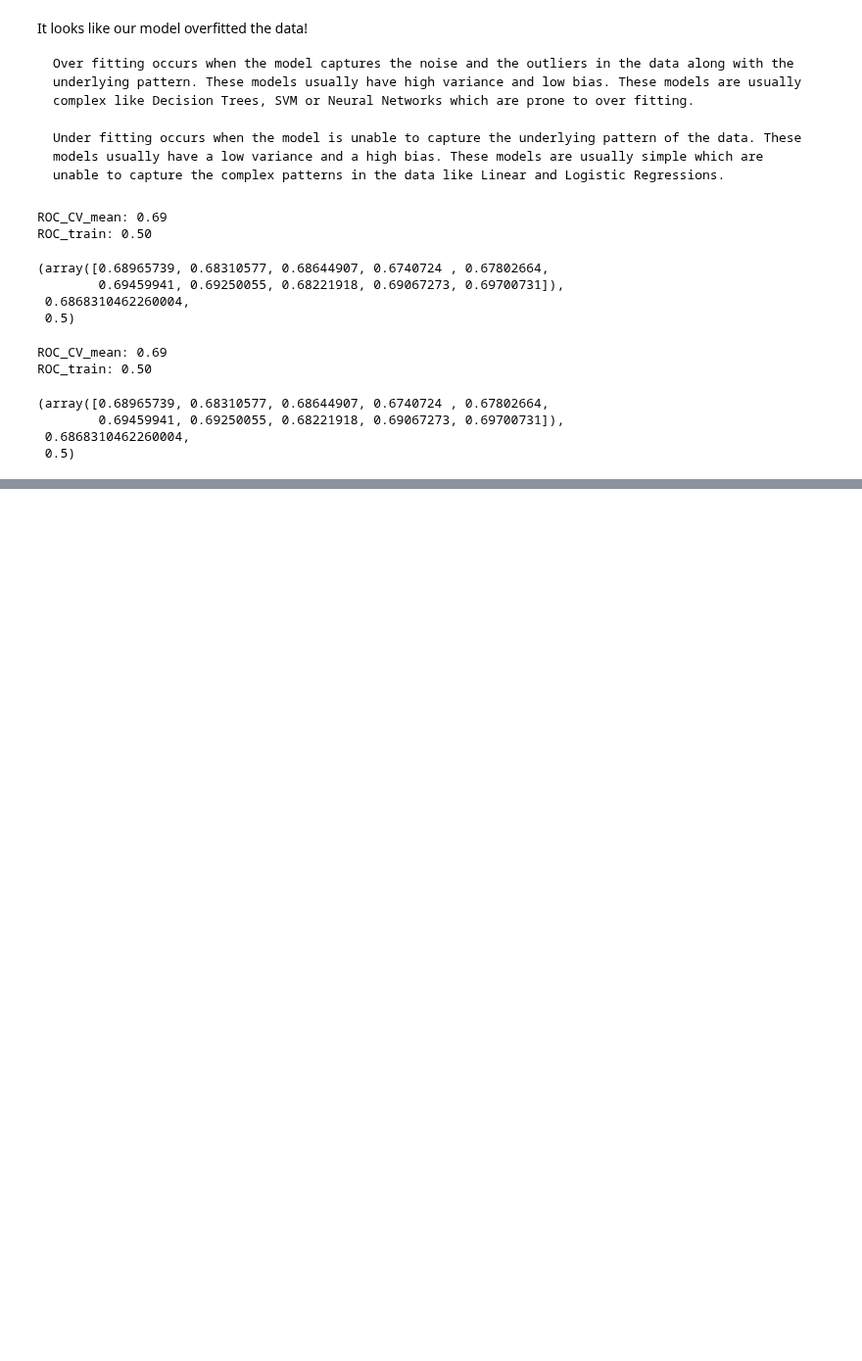
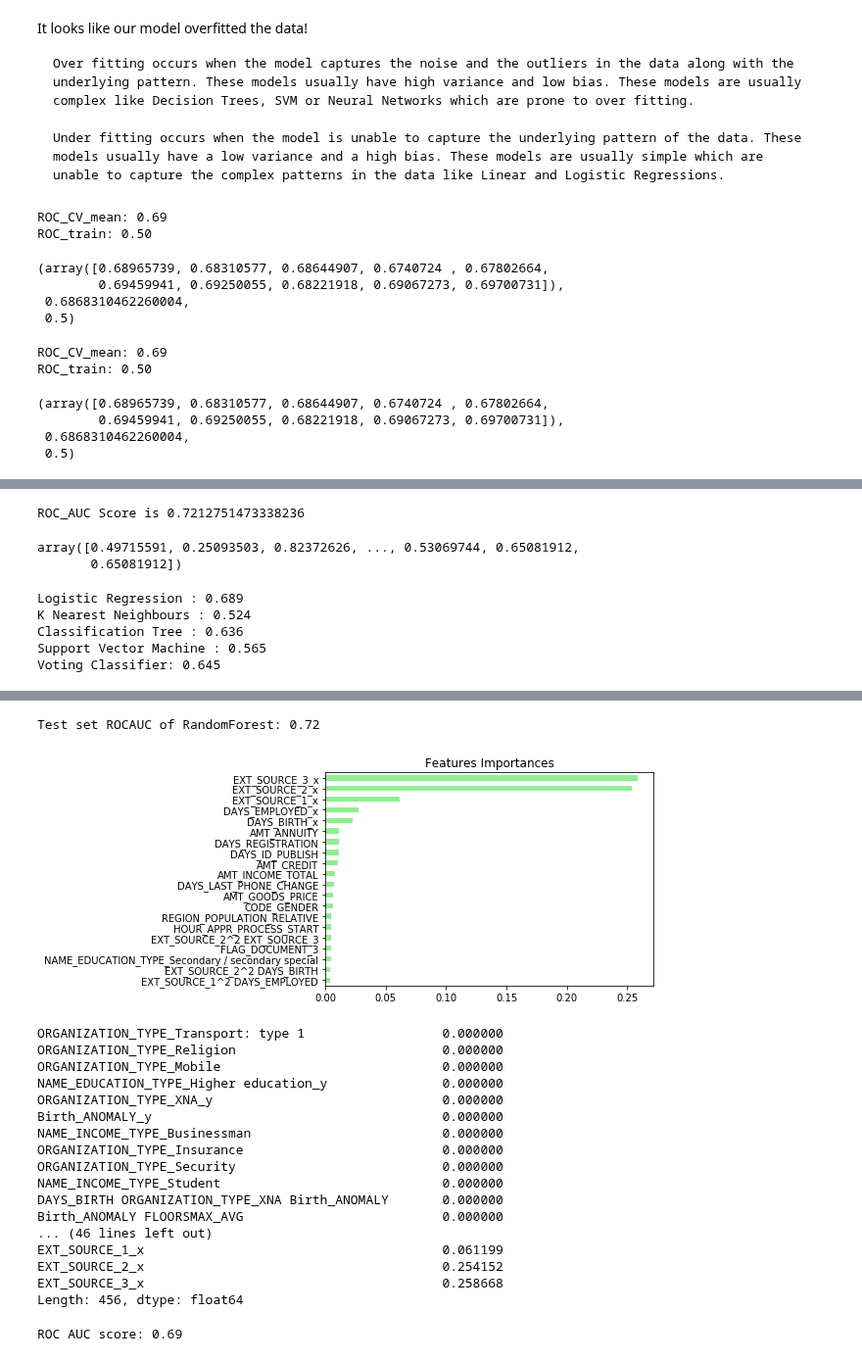
Before and after one commit to zahid1202/Credit_Default_Risk, a Jupyter notebook: Model_Credit_Fraud.ipynb, the cells around one changed output, grey strips where cells are left out. Shown at 98% size. Saved outputs shown, nothing was run; the diff lists cells and outputs as text; code cells hidden in the pictures; blank space fills up the shorter version.

```diff
--- a/Model_Credit_Fraud.ipynb
+++ b/Model_Credit_Fraud.ipynb
@@ -438,0 +452,6 @@ diagnose_bias_varaince(df_eng_train)
+# %%
+decision_tree_rocauc(df_eng_train)
+# %% [output]
+ROC_AUC Score is 0.7212751473338236
+array([0.49715591, 0.25093503, 0.82372626, ..., 0.53069744, 0.65081912,
+       0.65081912])
@@ -438,0 +526,8 @@ diagnose_bias_varaince(df_eng_train)
+# %%
+ensemble_model(df_eng_train, sample =10000)
+# %% [output]
+Logistic Regression : 0.689
+K Nearest Neighbours : 0.524
+Classification Tree : 0.636
+Support Vector Machine : 0.565
+Voting Classifier: 0.645
@@ -438,0 +630,3 @@ diagnose_bias_varaince(df_eng_train)
+# %%
+random_forest_classifier(df_eng_train, sample =200000)
+# %% [output]
@@ -438,0 +635,19 @@ diagnose_bias_varaince(df_eng_train)
+Test set ROCAUC of RandomForest: 0.72
+[figure, added]
+ORGANIZATION_TYPE_Transport: type 1                  0.000000
+ORGANIZATION_TYPE_Religion                           0.000000
+ORGANIZATION_TYPE_Mobile                             0.000000
+NAME_EDUCATION_TYPE_Higher education_y               0.000000
+ORGANIZATION_TYPE_XNA_y                              0.000000
+Birth_ANOMALY_y                                      0.000000
+NAME_INCOME_TYPE_Businessman                         0.000000
+ORGANIZATION_TYPE_Insurance                          0.000000
+ORGANIZATION_TYPE_Security                           0.000000
+NAME_INCOME_TYPE_Student                             0.000000
+DAYS_BIRTH ORGANIZATION_TYPE_XNA Birth_ANOMALY       0.000000
+Birth_ANOMALY FLOORSMAX_AVG                          0.000000
+... (46 lines left out)
+EXT_SOURCE_1_x                                       0.061199
+EXT_SOURCE_2_x                                       0.254152
+EXT_SOURCE_3_x                                       0.258668
+Length: 456, dtype: float64
@@ -438,0 +693,4 @@ diagnose_bias_varaince(df_eng_train)
+# %%
+adaboost(df_eng_train, sample =100000, n_estimatos =300, learning_rate =1)
+# %% [output]
+ROC AUC score: 0.69
```
Also changed, not shown: parts of 18 cells of this notebook.
